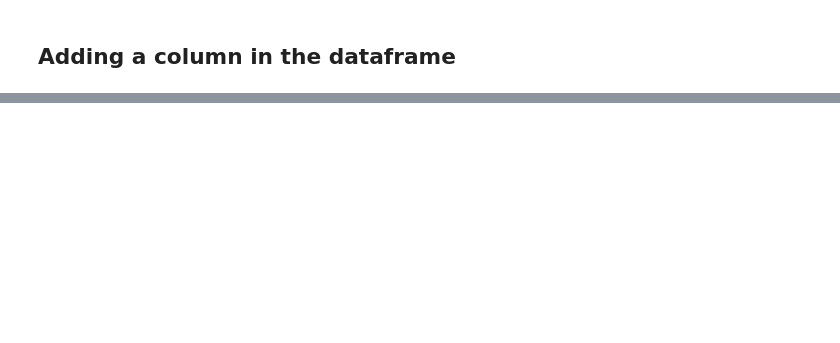
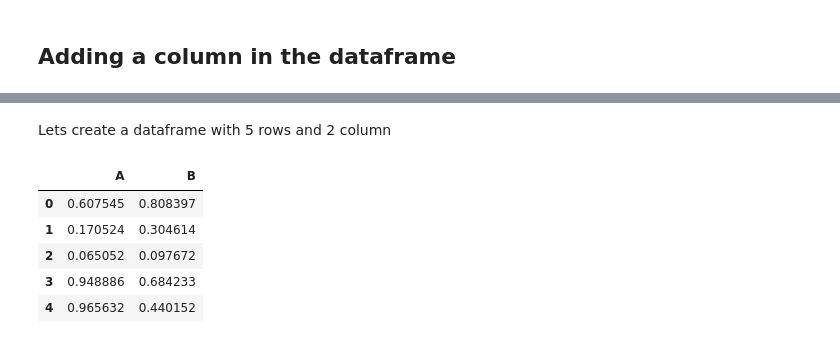
Before and after one commit to 24f1000525/ML, a Jupyter notebook: Intro_to_Panda.ipynb, the cells around one changed output, grey strips where cells are left out. Cells and saved outputs as stored; diff of their text form; code cells hidden in the pictures; blank space fills up the shorter version.

```diff
--- a/Intro_to_Panda.ipynb
+++ b/Intro_to_Panda.ipynb
@@ -507,0 +534,12 @@ df_copy.sample(3,replace=True)
+# %% [markdown]
+Lets create a dataframe with 5 rows and 2 column
+# %%
+df=pd.DataFrame({'A':random_state.rand(5),'B':random_state.rand(5)})
+df
+# %% [output]
+|  | A | B |
+| 0 | 0.607545 | 0.808397 |
+| 1 | 0.170524 | 0.304614 |
+| 2 | 0.065052 | 0.097672 |
+| 3 | 0.948886 | 0.684233 |
+| 4 | 0.965632 | 0.440152 |
```
Also changed, not shown: parts of 29 cells of this notebook.
